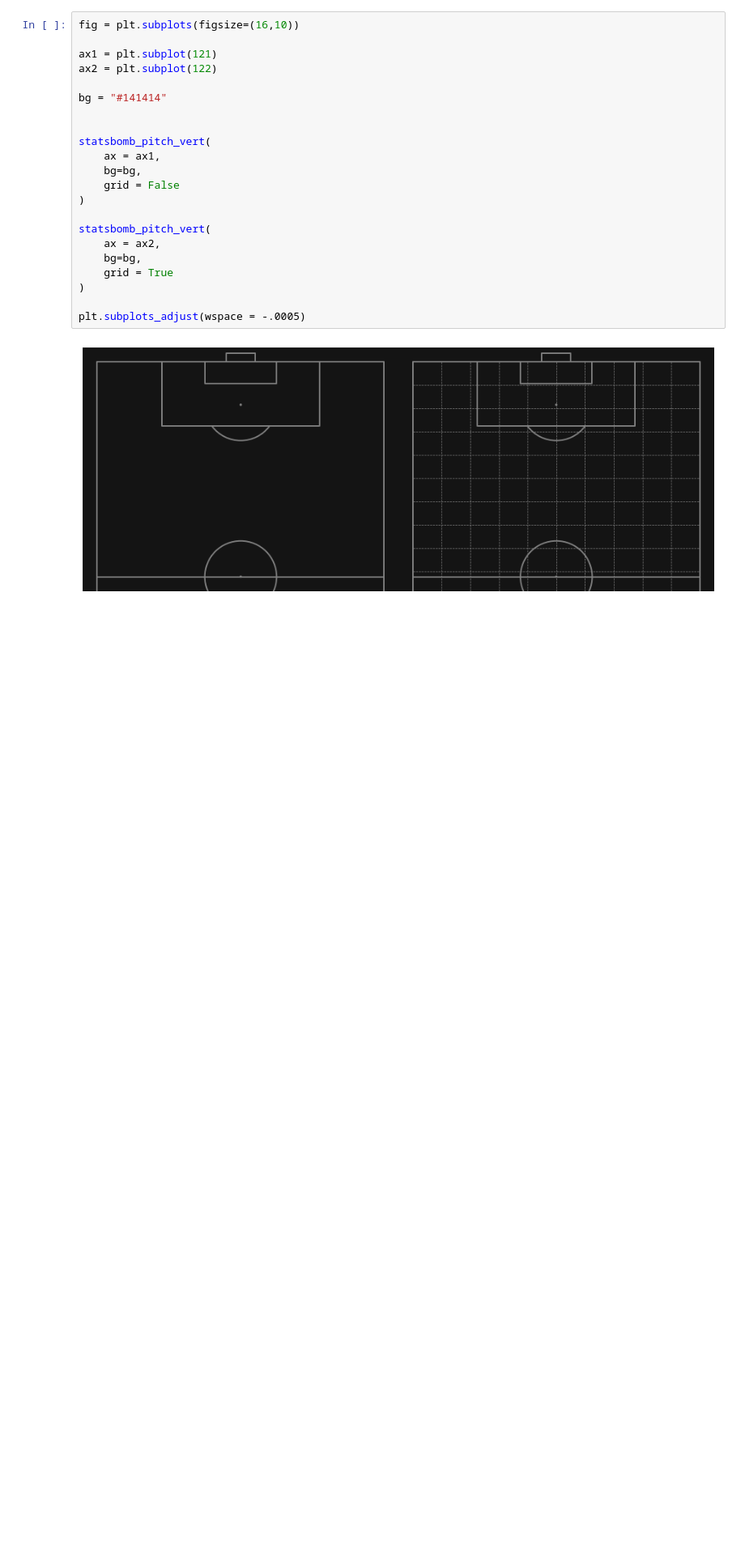
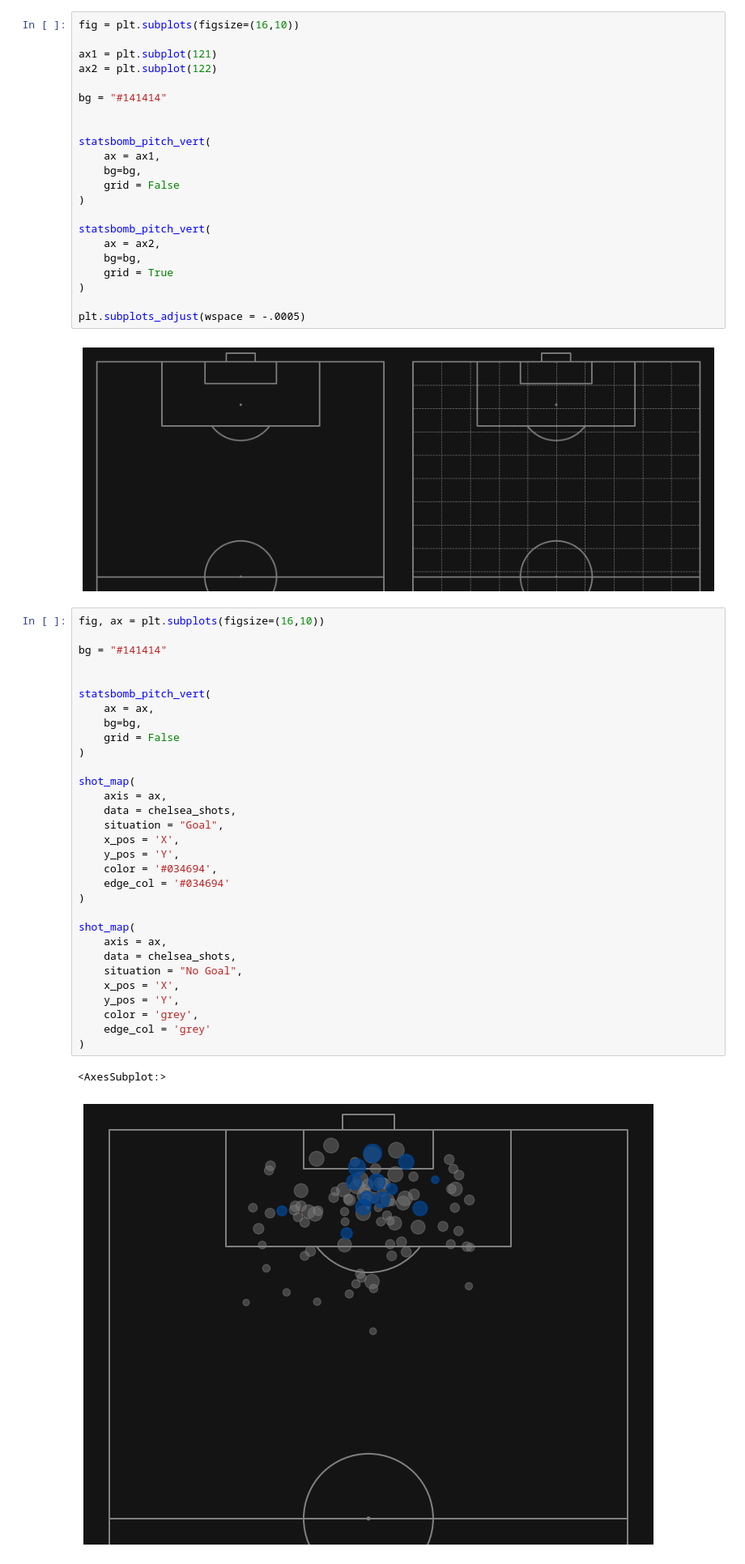
Before and after one commit to AniNair14/Football-Analytics, a Jupyter notebook: Notebooks/Shot_Map.ipynb, the cells around one changed output. Shown at 81% size. Drawn from its saved outputs; the diff is of its cells as text; blank space fills up the shorter version.

Commit message:
Updated shot maps

```diff
--- a/Notebooks/Shot_Map.ipynb
+++ b/Notebooks/Shot_Map.ipynb
@@ -127,3 +128,37 @@ statsbomb_pitch_vert(
 plt.subplots_adjust(wspace = -.0005)
 # %% [output]
 [figure]
+# %%
+fig, ax = plt.subplots(figsize=(16,10))
+
+bg = "#141414"
+
+
+statsbomb_pitch_vert(
+    ax = ax,
+    bg=bg,
+    grid = False
+)
+
+shot_map(
+    axis = ax,
+    data = chelsea_shots,
+    situation = "Goal",
+    x_pos = 'X',
+    y_pos = 'Y',
+    color = '#034694',
+    edge_col = '#034694'
+)
+
+shot_map(
+    axis = ax,
+    data = chelsea_shots,
+    situation = "No Goal",
+    x_pos = 'X',
+    y_pos = 'Y',
+    color = 'grey',
+    edge_col = 'grey'
+)
+# %% [output]
+<AxesSubplot:>
+[figure, added]
```
Also changed, not shown: parts of 1 cell of this notebook.
